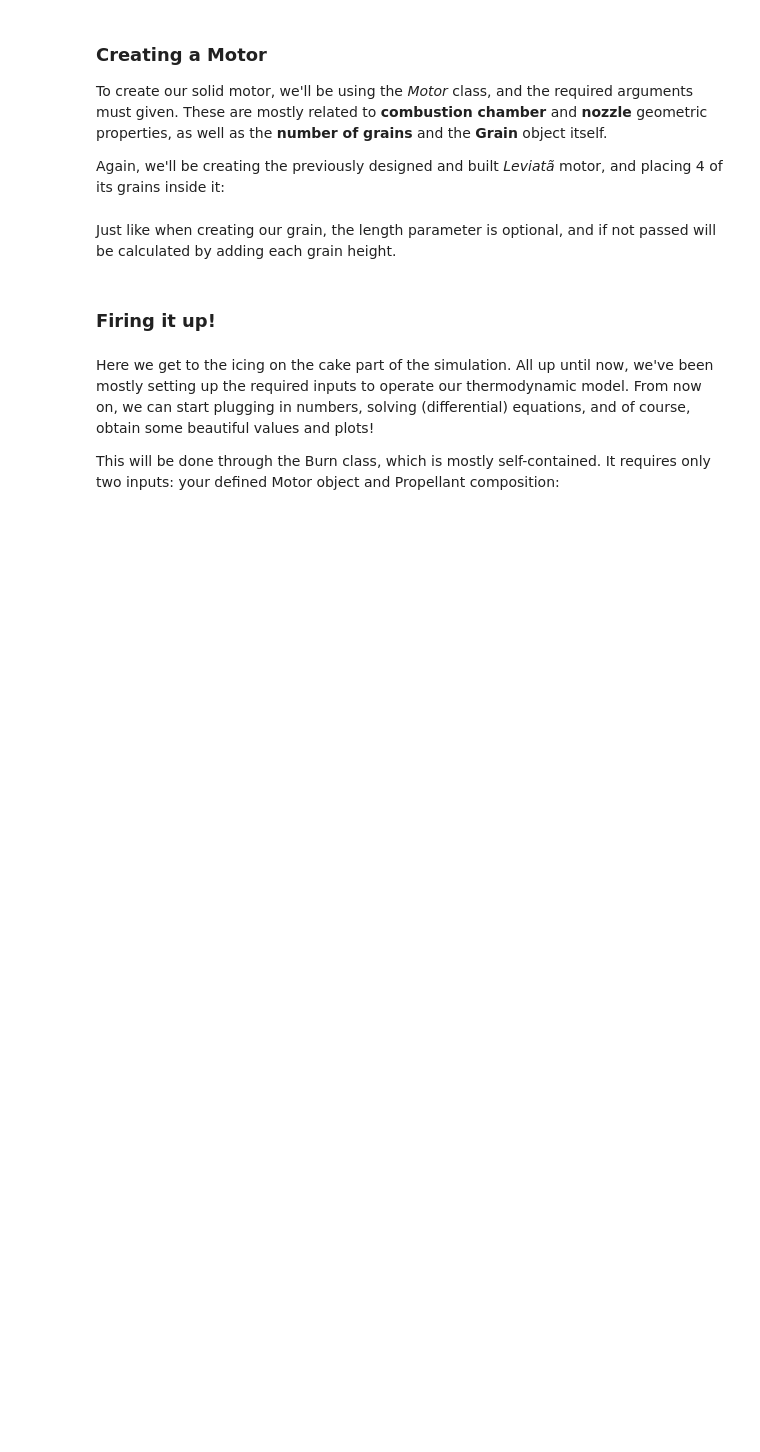
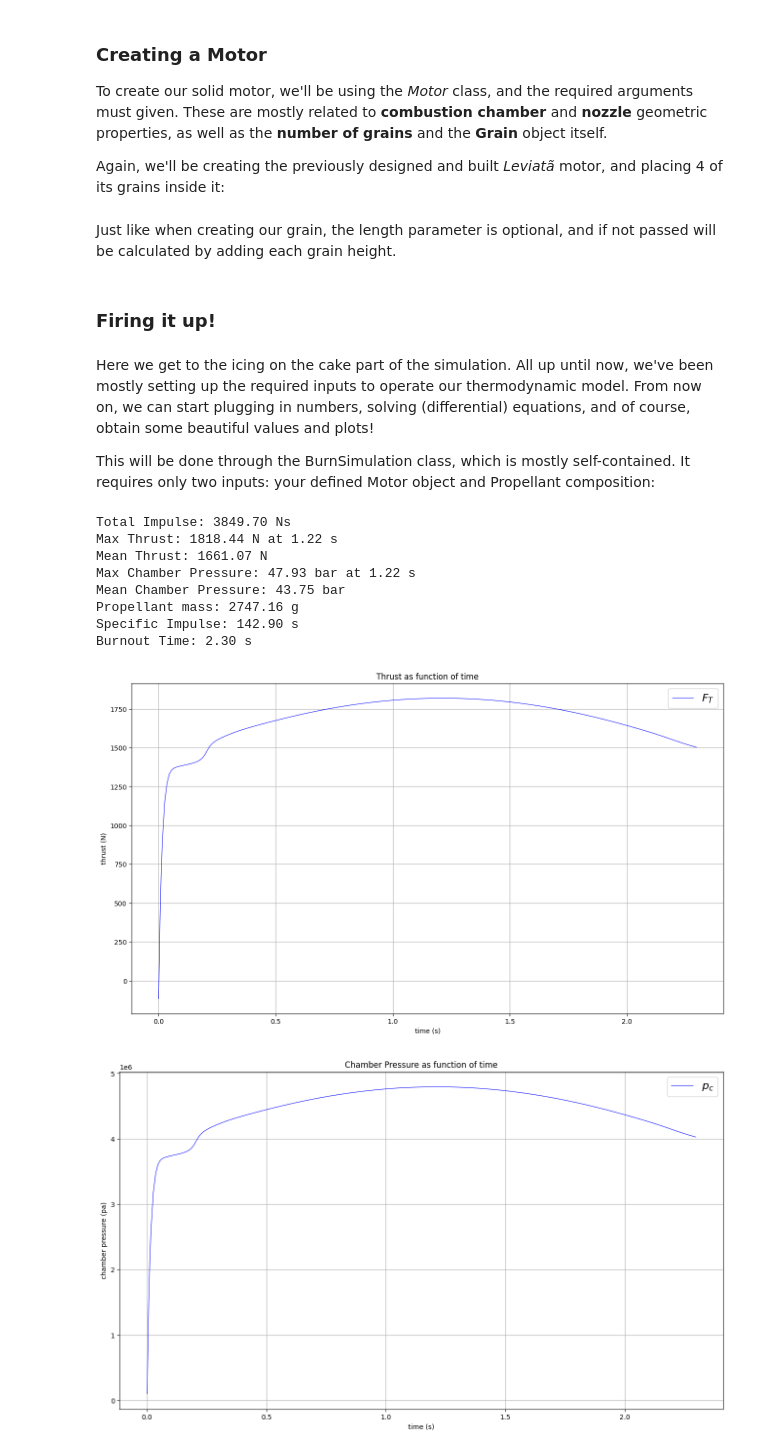
Before and after one commit to Projeto-Jupiter/SolidPy, a Jupyter notebook: getting_started.ipynb, the cells around one changed output. Cells and saved outputs as stored; diff of their text form; code cells hidden in the pictures; blank space fills up the shorter version.

```diff
--- a/getting_started.ipynb
+++ b/getting_started.ipynb
@@ -58,8 +65,8 @@ For now, SolidPy only supports tubular geometries with an inhibited outer surfac
 
 Here, we'll define the grain of the *Leviatã*, a class L motor designed by Projeto Jupiter and static-fired at Apr 03, 2022 at Pirassununga USP campus:
 # %%
-Grao_Leviata = Grain(outer_radius=71.92/2000,
-            initial_inner_radius=31.92/2000,
-            initial_height=None,
-            geometry="tubular")
+Bates_Grain = Bates(
+        outer_radius=71.92 / 2000,
+        inner_radius=31.92 / 2000,
+    )
 # %% [markdown]
@@ -90,13 +97,14 @@ To create our solid motor, we'll be using the *Motor* class, and the required ar
 Again, we'll be creating the previously designed and built *Leviatã* motor, and placing 4 of its grains inside it:
 # %%
 Leviata = Motor(
-    Grao_Leviata,
-    grain_number=4,
-    chamber_inner_radius=77.92/2000,
-    nozzle_throat_radius=17.5/2000,
-    nozzle_exit_radius=44.44/2000,
-    chamber_length=None
-)
+        Bates_Grain,
+        grain_number=4,
+        chamber_inner_radius=77.92 / 2000,
+        nozzle_throat_radius=17.5 / 2000,
+        nozzle_exit_radius=44.44 / 2000,
+        nozzle_angle=15 * np.pi / 180,
+        chamber_length=600 / 1000,
+    )
 # %% [markdown]
 Just like when creating our grain, the length parameter is optional, and if not passed will be calculated by adding each grain height.
 # %% [markdown]
@@ -104,7 +112,17 @@ Just like when creating our grain, the length parameter is optional, and if not
 # %% [markdown]
 Here we get to the icing on the cake part of the simulation. All up until now, we've been mostly setting up the required inputs to operate our thermodynamic model. From now on, we can start plugging in numbers, solving (differential) equations, and of course, obtain some beautiful values and plots!
 
-This will be done through the Burn class, which is mostly self-contained. It requires only two inputs: your defined Motor object and Propellant composition:
+This will be done through the BurnSimulation class, which is mostly self-contained. It requires only two inputs: your defined Motor object and Propellant composition:
 # %%
-Simulation = Burn(Leviata, KNSB)
-Simulation.post_processing()
+Simulation = BurnSimulation(Leviata, KNSB)
+# %% [output]
+Total Impulse: 3849.70 Ns
+Max Thrust: 1818.44 N at 1.22 s
+Mean Thrust: 1661.07 N
+Max Chamber Pressure: 47.93 bar at 1.22 s
+Mean Chamber Pressure: 43.75 bar
+Propellant mass: 2747.16 g
+Specific Impulse: 142.90 s
+Burnout Time: 2.30 s
+[figure, added]
+[figure, added]
```
Also changed, not shown: parts of 11 cells of this notebook, 17 other files.
